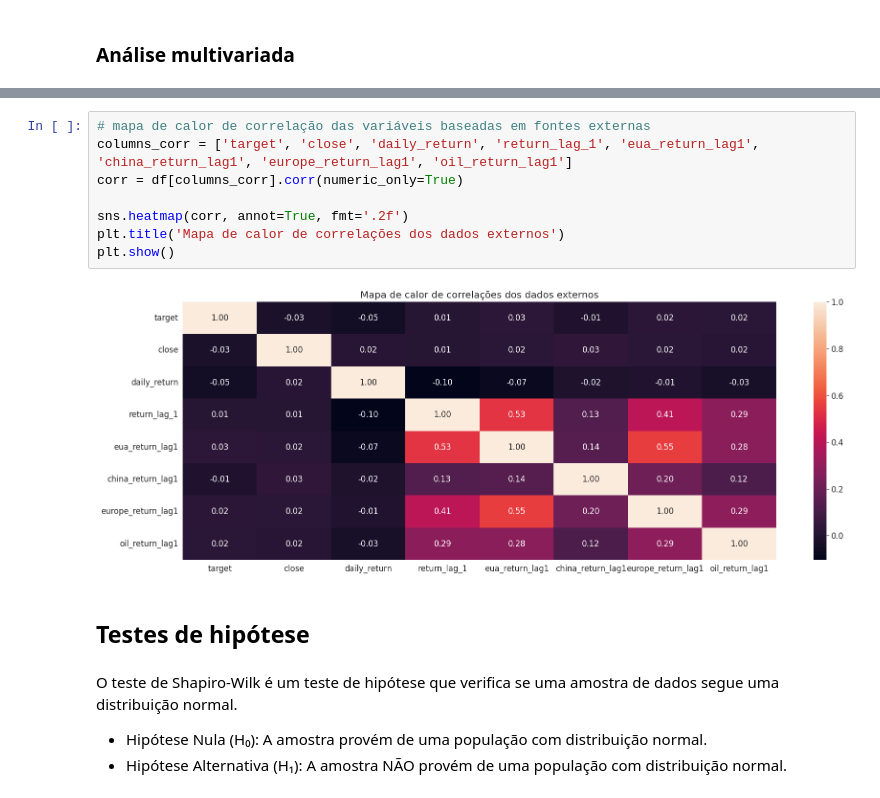
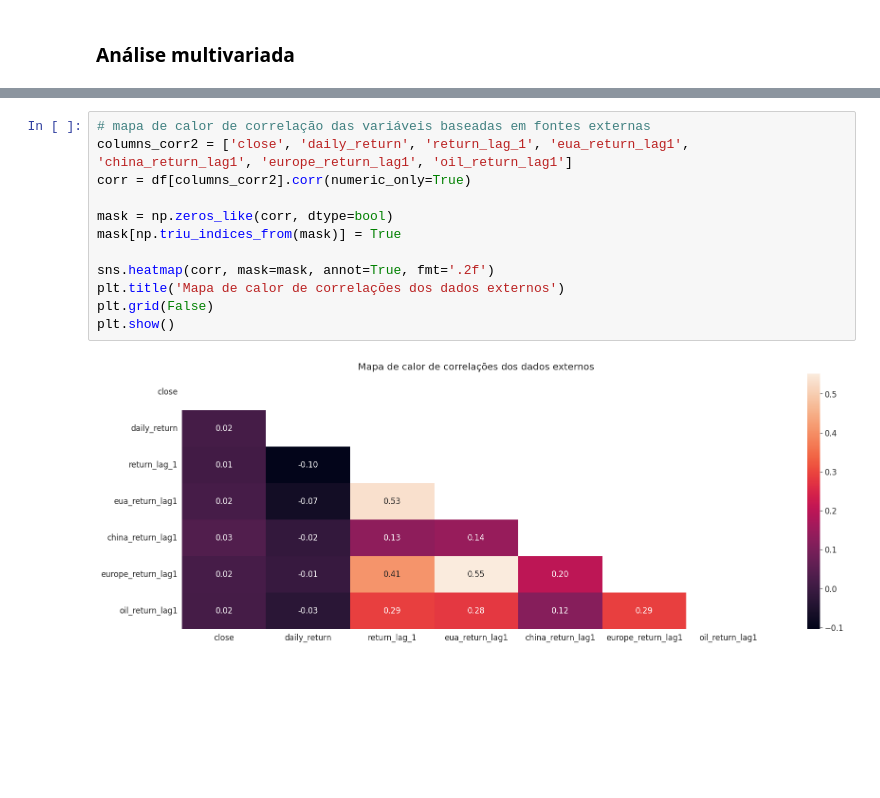
Before and after one commit to JacksonvBarbosa/Analise_Indice_Ibovespa, a Jupyter notebook: notebooks/02-exploratory-data-analysis-notebook.ipynb, the cells around one changed output, grey strips where cells are left out. Cells and saved outputs as stored; diff of their text form; blank space fills up the shorter version.

```diff
--- a/notebooks/02-exploratory-data-analysis-notebook.ipynb
+++ b/notebooks/02-exploratory-data-analysis-notebook.ipynb
@@ -346,17 +344,14 @@ Isoladamente, nenhuma dessas features é um forte preditor da tendência, pois o
 # %%
 # mapa de calor de correlação das variáveis baseadas em fontes externas
-columns_corr = ['target', 'close', 'daily_return', 'return_lag_1', 'eua_return_lag1', 'china_return_lag1', 'europe_return_lag1', 'oil_return_lag1']
-corr = df[columns_corr].corr(numeric_only=True)
+columns_corr2 = ['close', 'daily_return', 'return_lag_1', 'eua_return_lag1', 'china_return_lag1', 'europe_return_lag1', 'oil_return_lag1']
+corr = df[columns_corr2].corr(numeric_only=True)
 
-sns.heatmap(corr, annot=True, fmt='.2f')
+mask = np.zeros_like(corr, dtype=bool)
+mask[np.triu_indices_from(mask)] = True
+
+sns.heatmap(corr, mask=mask, annot=True, fmt='.2f')
 plt.title('Mapa de calor de correlações dos dados externos')
+plt.grid(False)
 plt.show()
 # %% [output]
-[figure, old version]
+[figure, new version]
-# %% [markdown]
-## Testes de hipótese
-# %% [markdown]
-O teste de Shapiro-Wilk é um teste de hipótese que verifica se uma amostra de dados segue uma distribuição normal.
-
-* Hipótese Nula (H₀): A amostra provém de uma população com distribuição normal.
-* Hipótese Alternativa (H₁): A amostra NÃO provém de uma população com distribuição normal.
```
Also changed, not shown: parts of 25 cells of this notebook, 7 other files.
